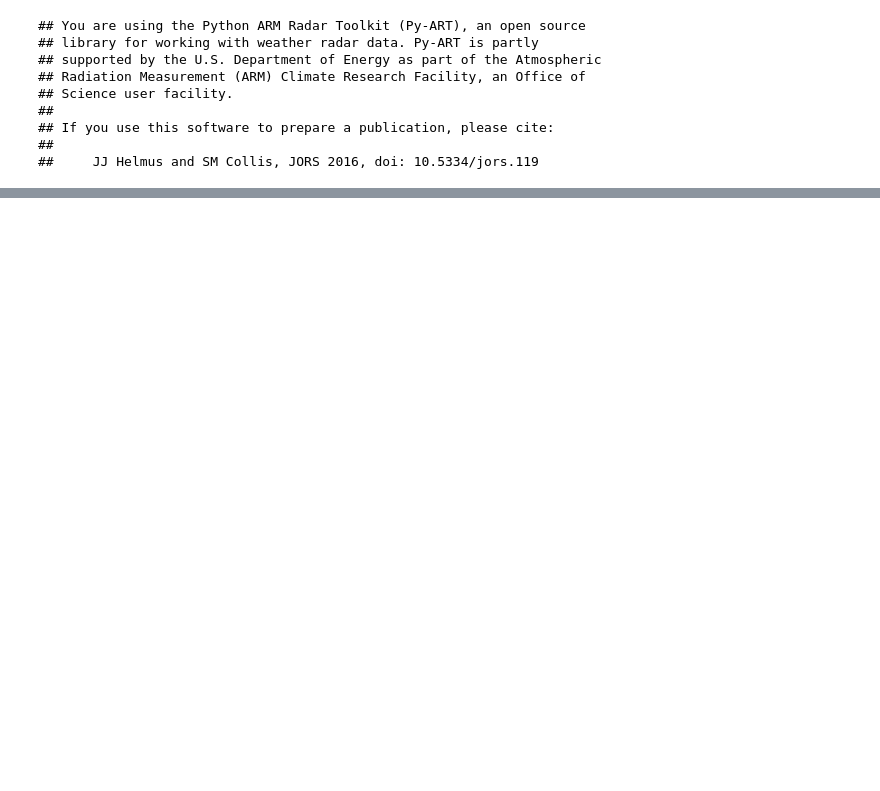
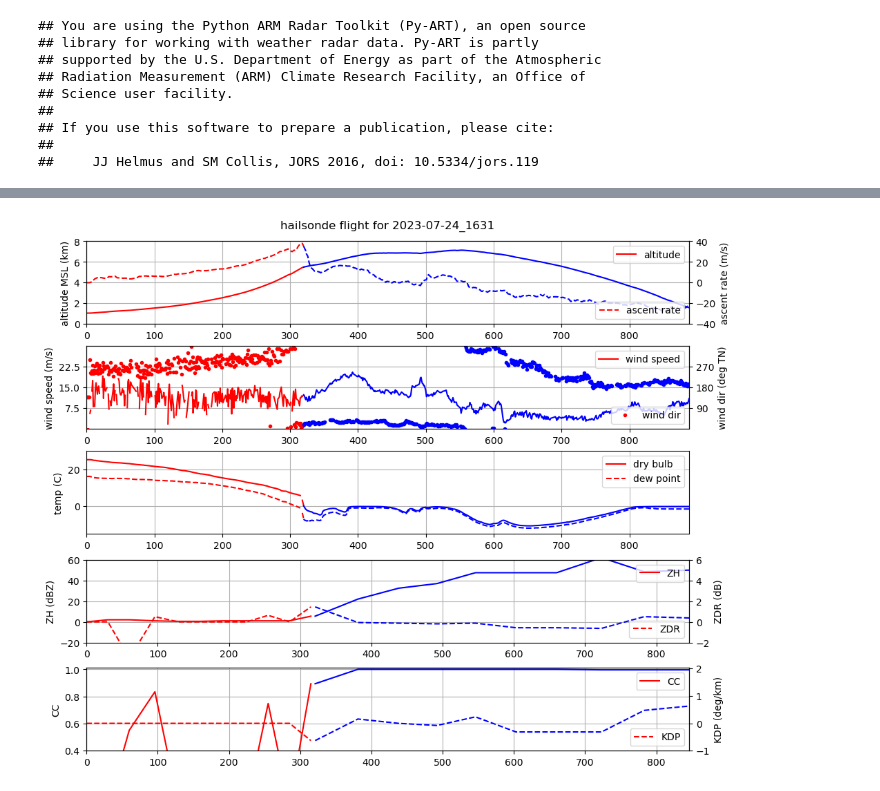
Before and after one commit to joshua-wx/hailsonde_tools, a Jupyter notebook: plot_hailsonde_profile_NHP.ipynb, the cells around one changed output, grey strips where cells are left out. Drawn from its saved outputs; the diff is of its cells as text; code cells hidden in the pictures; blank space fills up the shorter version.

Commit message:
hailsonde work

```diff
--- a/plot_hailsonde_profile_NHP.ipynb
+++ b/plot_hailsonde_profile_NHP.ipynb
@@ -117 +86,15 @@ def degrees2meters(degrees, radius=6371000.0):
+# %%
+#config for dataset
+dataset1_config = {'split':271,'sondeid':'9931','timestamp':'2023-07-24_1631'}
+dataset2_config = {'split':220,'sondeid':'9935','timestamp':'2023-07-24_1636'}
+
+#set dataset
+dataset_config = dataset1_config
+
+#read data
+row_to_split_profile = dataset_config['split']
+timestamp = dataset_config['timestamp']
+sonde_id = dataset_config['sondeid']
+filename = f'/g/data/kl02/jss548/hail-research/hailsonde/20230724_hailsonde/{timestamp}_{sonde_id}.raw_flight_history.csv'
+with_balloon_profile, no_balloon_profile, metadata = io.decode_raw_flight_history(filename, split=row_to_split_profile)
 # %%
@@ -250,0 +236,84 @@ ax2.set_ylim((bottom_pressure, top_pressure))
+# %%
+fig = pyplot.figure(constrained_layout = True, figsize = (10, 8))
+fig.suptitle(f'hailsonde flight for {timestamp}')
+ax = pyplot.subplot(511)
+ax.plot(with_balloon_profile['time'],with_balloon_profile['hght']/1000, 'r-', label='altitude')
+ax.plot(no_balloon_profile['time'],no_balloon_profile['hght']/1000, 'b-', label='_nolegend_')
+ax.set_ylabel('altitude MSL (km)')
+ax.set_ylim([0,8])
+ax.set_xlim([0,np.max(no_balloon_profile['time'])])
+ax2 = ax.twinx()
+ax2.plot(with_balloon_profile['time'],with_balloon_profile['rise'], 'r--', label='ascent rate')
+ax2.plot(no_balloon_profile['time'],no_balloon_profile['rise'], 'b--',label='_nolegend_')
+ax2.set_ylabel('ascent rate (m/s)')
+ax2.set_ylim([-40,40])
+ax2.set_xlim([0,np.max(no_balloon_profile['time'])])
+ax.legend()
+ax2.legend(loc=4)
+ax.grid()
+
+ax = pyplot.subplot(512)
+ax.plot(with_balloon_profile['time'],with_balloon_profile['wspd'], 'r-', label='wind speed')
+ax.plot(no_balloon_profile['time'],no_balloon_profile['wspd'], 'b-', label='_nolegend_')
+ax.set_ylabel('wind speed (m/s)')
+ax.set_ylim([0,30])
+ax.set_xlim([0,np.max(no_balloon_profile['time'])])
+ax.set_yticks([7.5,15,22.5])
+ax.grid()
+ax2 = ax.twinx()
+ax2.plot(with_balloon_profile['time'],with_balloon_profile['wdir']._magnitude, 'r.', label='wind dir')
+ax2.plot(no_balloon_profile['time'],no_balloon_profile['wdir']._magnitude, 'b.', label='_nolegend_')
+ax2.set_ylabel('wind dir (deg TN)')
+ax2.set_ylim([0,360])
+ax2.set_yticks([90,180,270])
+ax2.set_xlim([0,np.max(no_balloon_profile['time'])])
+ax.legend()
+ax2.legend(loc=4)
+
+ax = pyplot.subplot(513)
+ax.plot(with_balloon_profile['time'],with_balloon_profile['tmpc'], 'r-', label='dry bulb')
+ax.plot(no_balloon_profile['time'],no_balloon_profile['tmpc'], 'b-', label='_nolegend_')
+ax.plot(with_balloon_profile['time'],with_balloon_profile['dwpc'], 'r--', label='dew point')
+ax.plot(no_balloon_profile['time'],no_balloon_profile['dwpc'], 'b--', label='_nolegend_')
+ax.set_ylabel('temp (C)')
+ax.set_ylim([-15,30])
+ax.set_xlim([0,np.max(no_balloon_profile['time'])])
+ax.legend()
+ax.grid()
+
+ax = pyplot.subplot(514)
+ax.plot(time_refl_profile1, radar_refl_profile1, 'r-', label='ZH')
+ax.plot(time_refl_profile2, radar_refl_profile2, 'b-', label='_nolegend_')
+ax.set_ylabel('ZH (dBZ)')
+ax.set_ylim([-20,60])
+ax2 = ax.twinx()
+ax2.plot(time_refl_profile1, radar_zdr_profile1, 'r--', label='ZDR')
+ax2.plot(time_refl_profile2, radar_zdr_profile2, 'b--', label='_nolegend_')
+ax2.set_ylabel('ZDR (dB)')
+ax2.set_ylim([-2,6])
+ax.set_xlim([0,np.max(time_refl_profile2)])
+ax2.set_xlim([0,np.max(time_refl_profile2)])
+ax.legend(loc=1)
+ax2.legend(loc=4)
+ax.grid()
+
+ax = pyplot.subplot(515)
+ax.plot(time_refl_profile1, radar_rhv_profile1, 'r-', label='CC')
+ax.plot(time_refl_profile2, radar_rhv_profile2, 'b-', label='_nolegend_')
+ax.set_ylabel('CC')
+ax.set_ylim([0.4,1.01])
+ax2 = ax.twinx()
+ax2.plot(time_refl_profile1, radar_kdp_profile1, 'r--', label='KDP')
+ax2.plot(time_refl_profile2, radar_kdp_profile2, 'b--', label='_nolegend_')
+ax2.set_ylabel('KDP (deg/km)')
+ax2.set_ylim([-1,2.02])
+ax.set_xlim([0,np.max(time_refl_profile1)])
+ax.set_xlim([0,np.max(time_refl_profile2)])
+ax.legend(loc=1)
+ax2.legend(loc=4)
+ax.grid()
+
+
+pyplot.savefig(f'{output_image_path}/{sonde_id}_hailsonde_timeseries.png')
+# %% [output]
+[figure, added]
```
Also changed, not shown: parts of 2 cells of this notebook, 7 other files.
